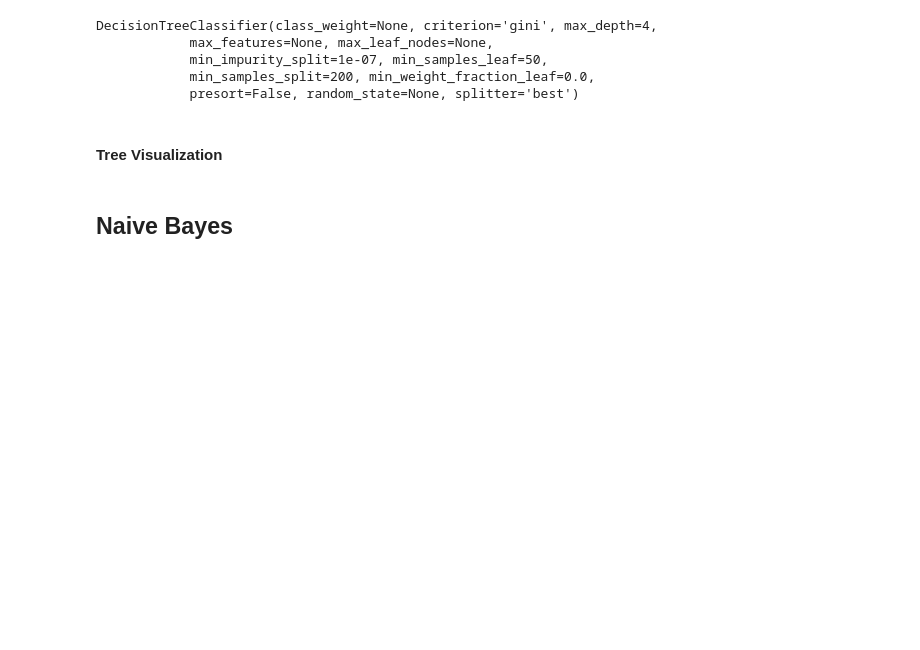
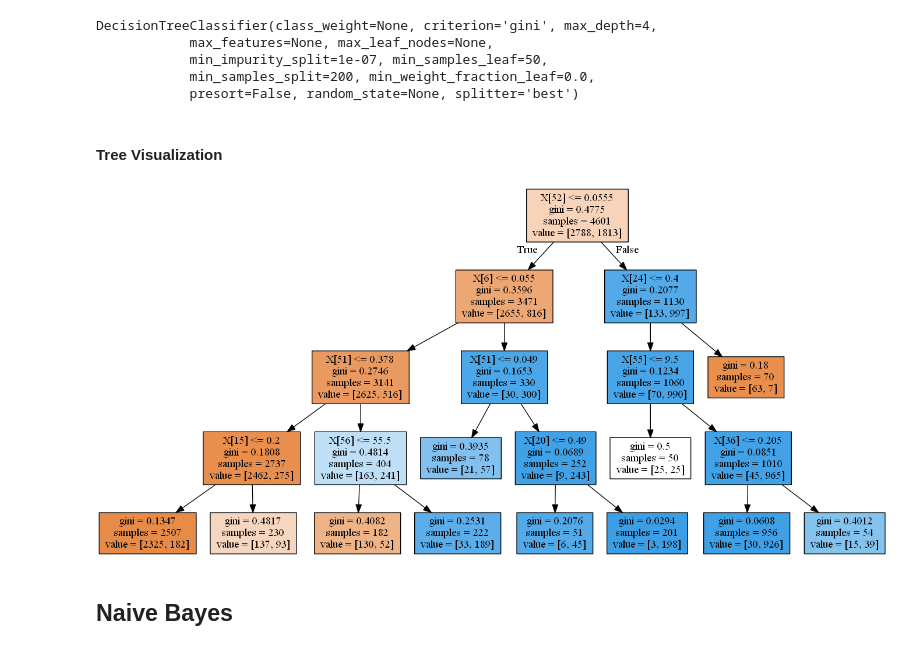
Before and after one commit to 5eo1ab/2017-Spring, a Jupyter notebook: DM/DataMining_Assignment02.ipynb, the cells around one changed output. Drawn from its saved outputs; the diff is of its cells as text; code cells hidden in the pictures; blank space fills up the shorter version.

Commit message:
Update tree vis

```diff
--- a/DM/DataMining_Assignment02.ipynb
+++ b/DM/DataMining_Assignment02.ipynb
@@ -229,6 +215,23 @@ DecisionTreeClassifier(class_weight=None, criterion='gini', max_depth=4,
             presort=False, random_state=None, splitter='best')
 # %% [markdown]
 #### Tree Visualization
+# %%
+from sklearn.externals.six import StringIO
+import pydotplus
+from sklearn import tree
+
+dot_file = StringIO()
+tree.export_graphviz(clf, out_file=dot_file)
+tree.export_graphviz(clf, out_file=dot_file, filled=True)
+graph = pydotplus.graph_from_dot_data(dot_file.getvalue())
+
+fpath = r"C:\Users\SERVER1\2017-Spring\DM\tree_vis.pdf"
+graph[-1].write_pdf(fpath)
+
+from IPython.display import Image
+Image(graph[-1].create_png())
+# %% [output]
+[figure, added]
 # %% [markdown]
 ## Naive Bayes
 # %% [markdown]
```
Also changed, not shown: parts of 3 cells of this notebook, 1 other file.
